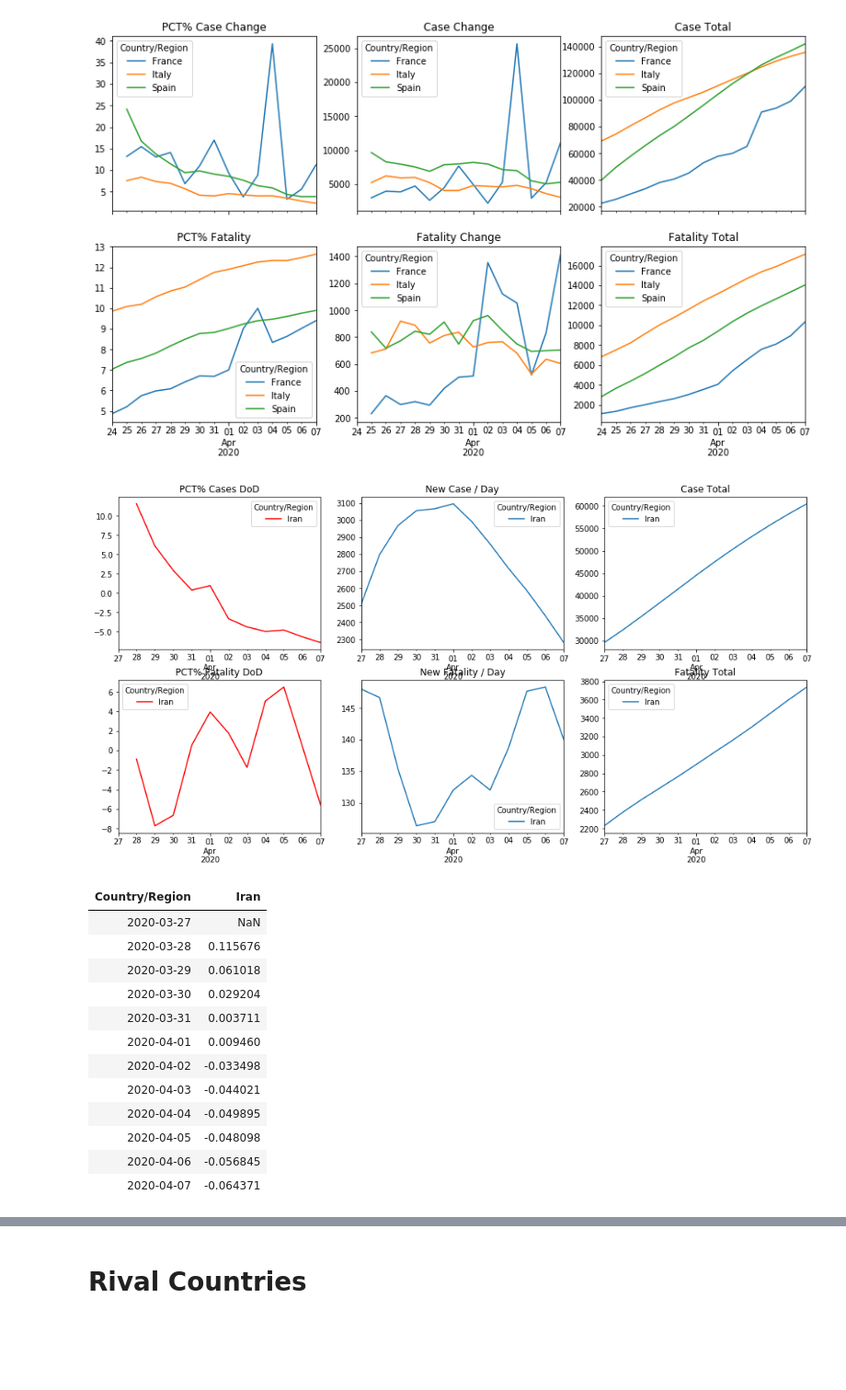
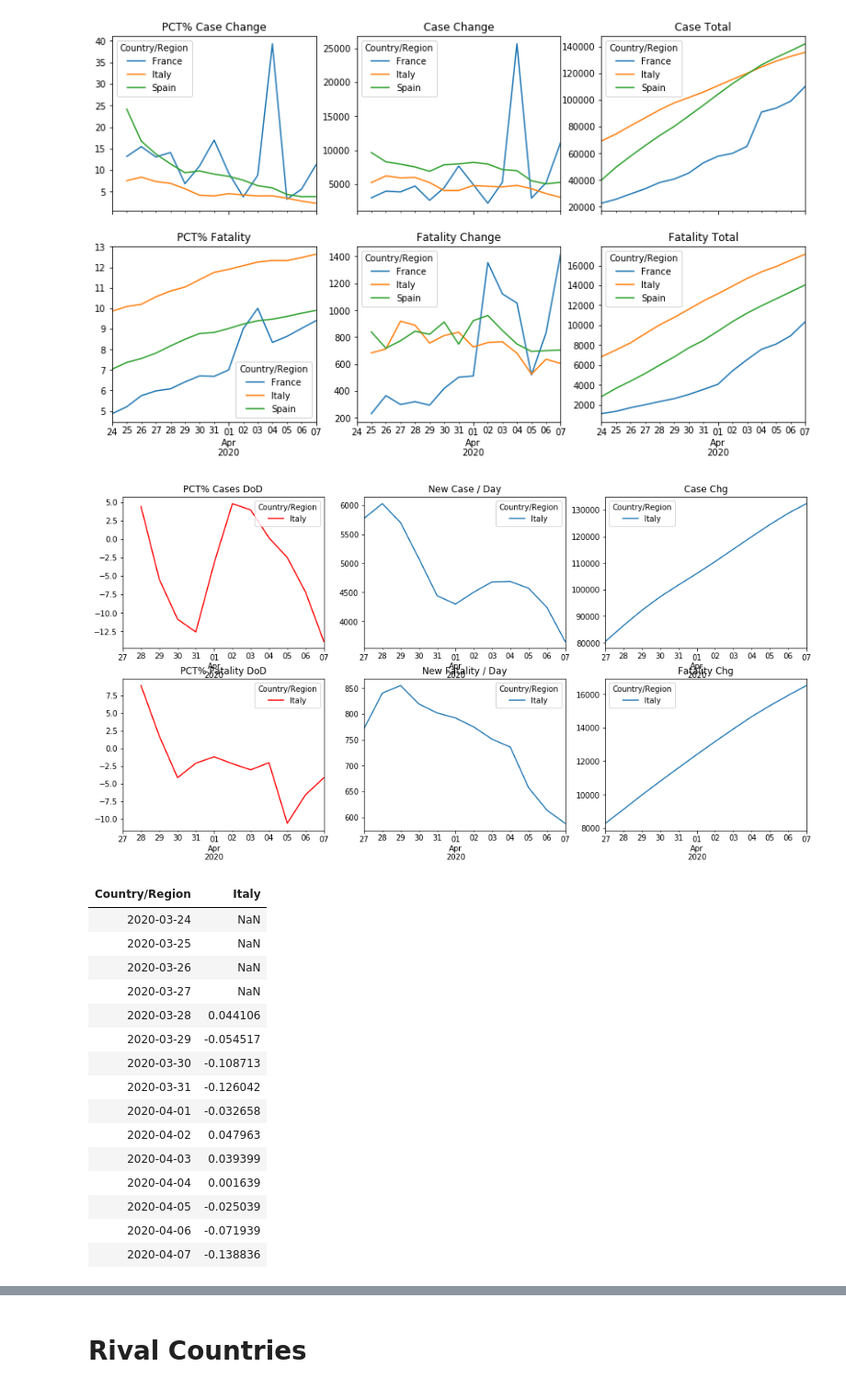
Before and after one commit to dougfoo/machineLearning, a Jupyter notebook: covid/COVID-global-working.ipynb, the cells around one changed output, grey strips where cells are left out. Shown: that part at 92% size. Drawn from its saved outputs; the diff is of its cells as text; code cells hidden in the pictures; blank space fills up the shorter version.

```diff
--- a/covid/COVID-global-working.ipynb
+++ b/covid/COVID-global-working.ipynb
@@ -267,38 +274,41 @@ plt.show()
 [figure]
 # %%
 # rolling 3 day to smooth out
-countries = ['Iran']
-maxdays = maxdays-3  # trim the rolling/diff 3 days
+countries = ['Italy']
+maxdays3 = maxdays-3  # trim the rolling/diff 3 days
 
 fig, axs = plt.subplots(2,3, figsize=(16, 8), sharex=False, )
 
 dfd_g2r = dfd_g3.rolling(window=3, axis=1).mean().sort_index()
 dfc_g2r = dfc_g3.rolling(window=3, axis=1).mean().sort_index()
 
 colors=['Red','Orange','Blue','Green']
-pctline = dfc_g2r[dfc_g2r.index.isin(countries)].diff(axis=1).pct_change(axis=1).transpose().tail(maxdays).mul(100).plot(ax=axs[0,0], title='PCT% Cases DoD', color=colors)
-chgline = dfc_g2r[dfc_g2r.index.isin(countries)].diff(axis=1).transpose().tail(maxdays).plot(ax=axs[0,1], title='New Case / Day')
-actline = dfc_g2r[dfc_g2r.index.isin(countries)].transpose().tail(maxdays).plot(ax=axs[0,2], title='Case Total')
+pctline = dfc_g2r[dfc_g2r.index.isin(countries)].diff(axis=1).pct_change(axis=1).transpose().tail(maxdays3).mul(100).plot(ax=axs[0,0], title='PCT% Cases DoD', color=colors)
+chgline = dfc_g2r[dfc_g2r.index.isin(countries)].diff(axis=1).transpose().tail(maxdays3).plot(ax=axs[0,1], title='New Case / Day')
+actline = dfc_g2r[dfc_g2r.index.isin(countries)].transpose().tail(maxdays3).plot(ax=axs[0,2], title='Case Chg')
 
-pctline = dfd_g2r[dfd_g2r.index.isin(countries)].diff(axis=1).pct_change(axis=1).transpose().tail(maxdays).mul(100).plot(ax=axs[1,0], title='PCT% Fatality DoD' ,color=colors)
-chgline = dfd_g2r[dfd_g2r.index.isin(countries)].diff(axis=1).transpose().tail(maxdays).plot(ax=axs[1,1], title='New Fatality / Day')
-actline = dfd_g2r[dfd_g2r.index.isin(countries)].transpose().tail(maxdays).plot(ax=axs[1,2], title='Fatality Total')
+pctline = dfd_g2r[dfd_g2r.index.isin(countries)].diff(axis=1).pct_change(axis=1).transpose().tail(maxdays3).mul(100).plot(ax=axs[1,0], title='PCT% Fatality DoD' ,color=colors)
+chgline = dfd_g2r[dfd_g2r.index.isin(countries)].diff(axis=1).transpose().tail(maxdays3).plot(ax=axs[1,1], title='New Fatality / Day')
+actline = dfd_g2r[dfd_g2r.index.isin(countries)].transpose().tail(maxdays3).plot(ax=axs[1,2], title='Fatality Chg')
 plt.show()
 
 display(dfc_g2r[dfc_g2r.index.isin(countries)].diff(axis=1).pct_change(axis=1).transpose().tail(maxdays))
 display(dfd_g2r[dfd_g2r.index.isin(countries)].diff(axis=1).pct_change(axis=1).transpose().tail(maxdays))
 # %% [output]
-[figure, old version]
+[figure, new version]
-| Country/Region | Iran |
+| Country/Region | Italy |
+| 2020-03-24 | NaN |
+| 2020-03-25 | NaN |
+| 2020-03-26 | NaN |
 | 2020-03-27 | NaN |
-| 2020-03-28 | 0.115676 |
-| 2020-03-29 | 0.061018 |
-| 2020-03-30 | 0.029204 |
-| 2020-03-31 | 0.003711 |
-| 2020-04-01 | 0.009460 |
-| 2020-04-02 | -0.033498 |
-| 2020-04-03 | -0.044021 |
-| 2020-04-04 | -0.049895 |
-| 2020-04-05 | -0.048098 |
-| 2020-04-06 | -0.056845 |
-| 2020-04-07 | -0.064371 |
+| 2020-03-28 | 0.044106 |
+| 2020-03-29 | -0.054517 |
+| 2020-03-30 | -0.108713 |
+| 2020-03-31 | -0.126042 |
+| 2020-04-01 | -0.032658 |
+| 2020-04-02 | 0.047963 |
+| 2020-04-03 | 0.039399 |
+| 2020-04-04 | 0.001639 |
+| 2020-04-05 | -0.025039 |
+| 2020-04-06 | -0.071939 |
+| 2020-04-07 | -0.138836 |
```
Also changed, not shown: parts of 3 cells of this notebook, 1 other file.
